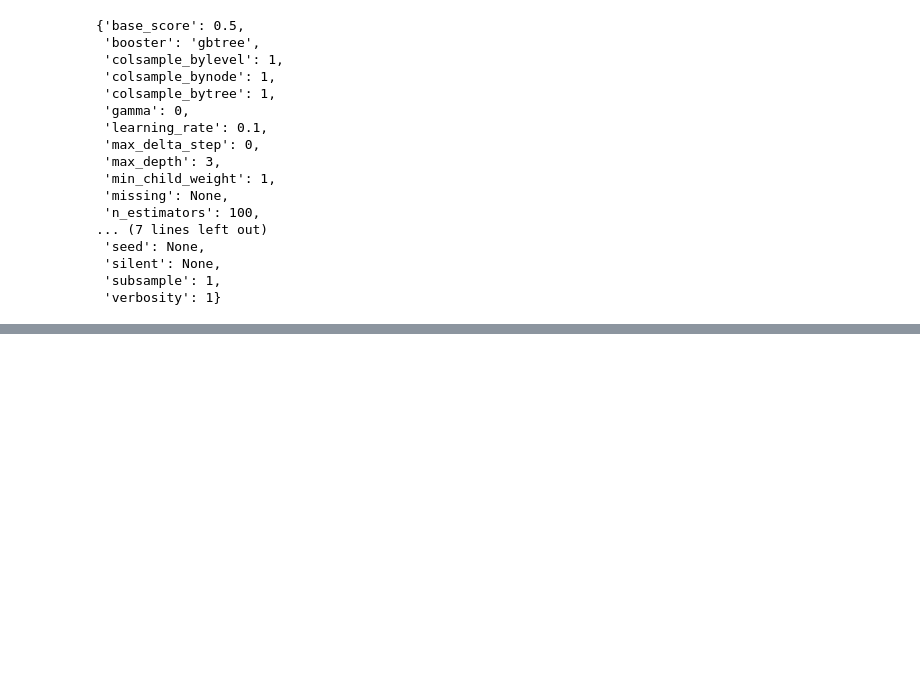
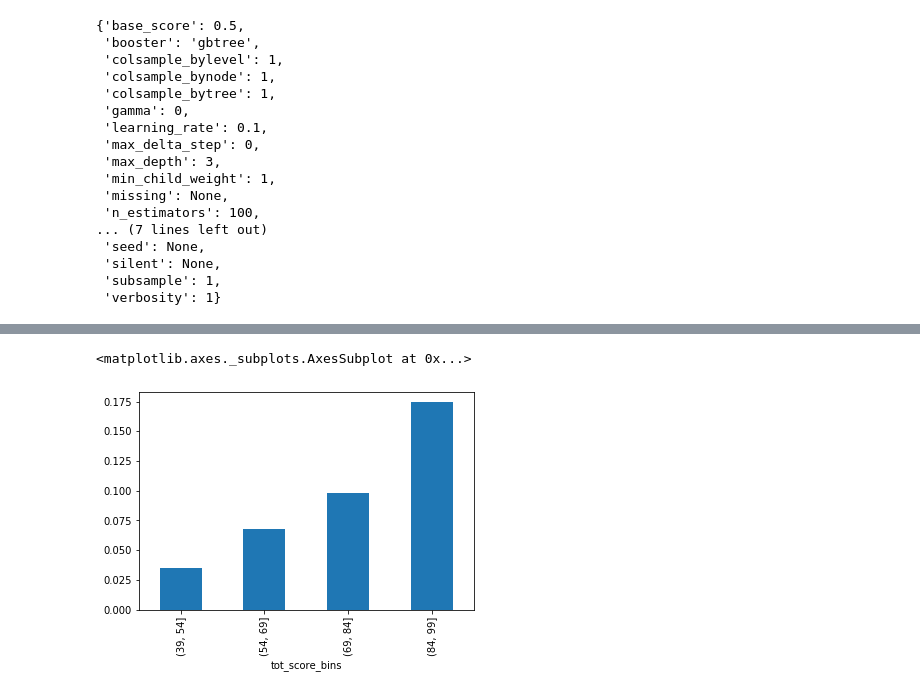
Before and after one commit to PraneethVasarla/HR-Analytics, a Jupyter notebook: HR Analytics-Copy1.ipynb, the cells around one changed output, grey strips where cells are left out. Saved outputs shown, nothing was run; the diff lists cells and outputs as text; code cells hidden in the pictures; blank space fills up the shorter version.

```diff
--- a/HR Analytics-Copy1.ipynb
+++ b/HR Analytics-Copy1.ipynb
@@ -1665 +1673,7 @@ test.percent_experience = test.percent_experience.astype('int64')
+# %%
+train['tot_score_bins'] = pd.cut(train['total_score'],np.arange(39,105,15))
+train.groupby('tot_score_bins')['is_promoted'].mean().plot('bar')
+# %% [output]
+<matplotlib.axes._subplots.AxesSubplot at 0x...>
+[figure, added]
 # %%
```
Also changed, not shown: parts of 44 cells of this notebook, 1 other file.
